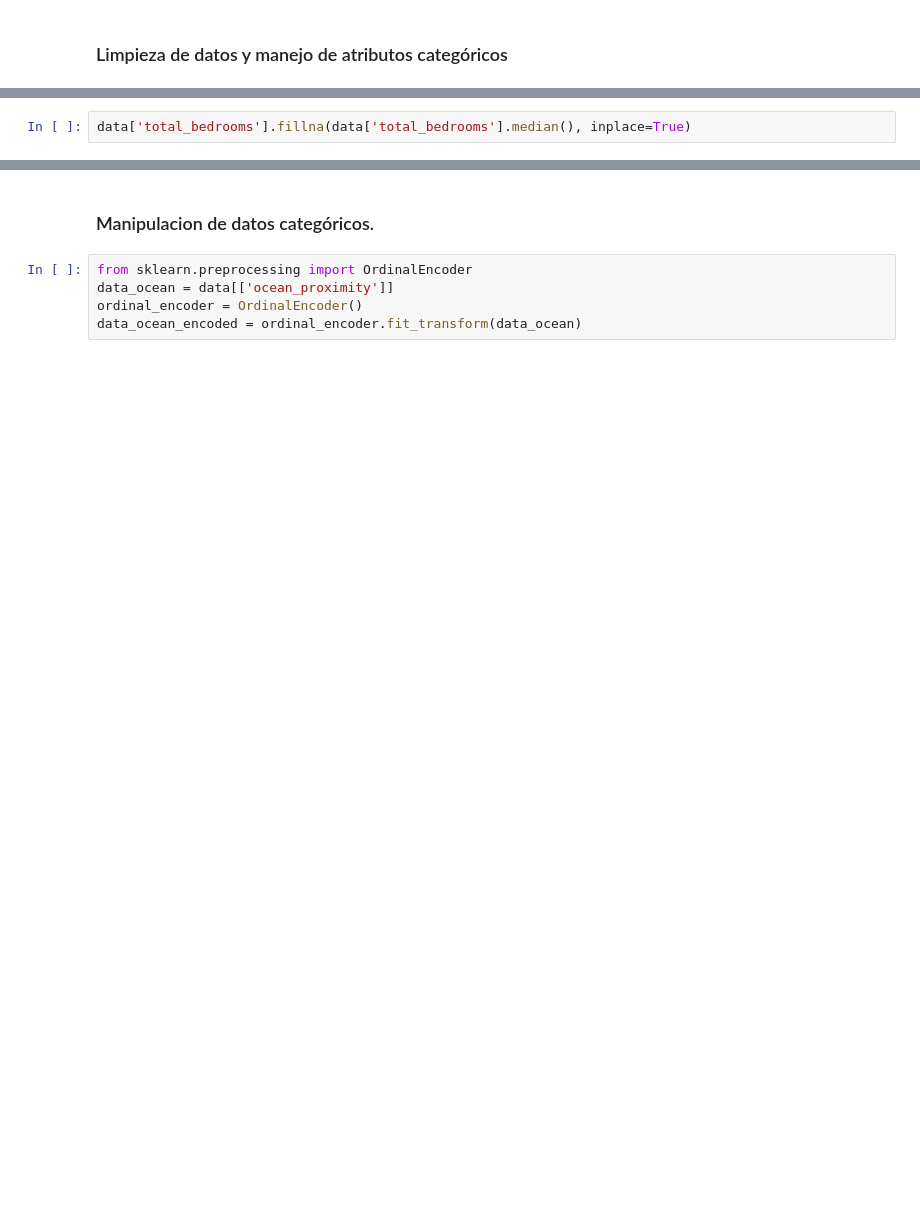
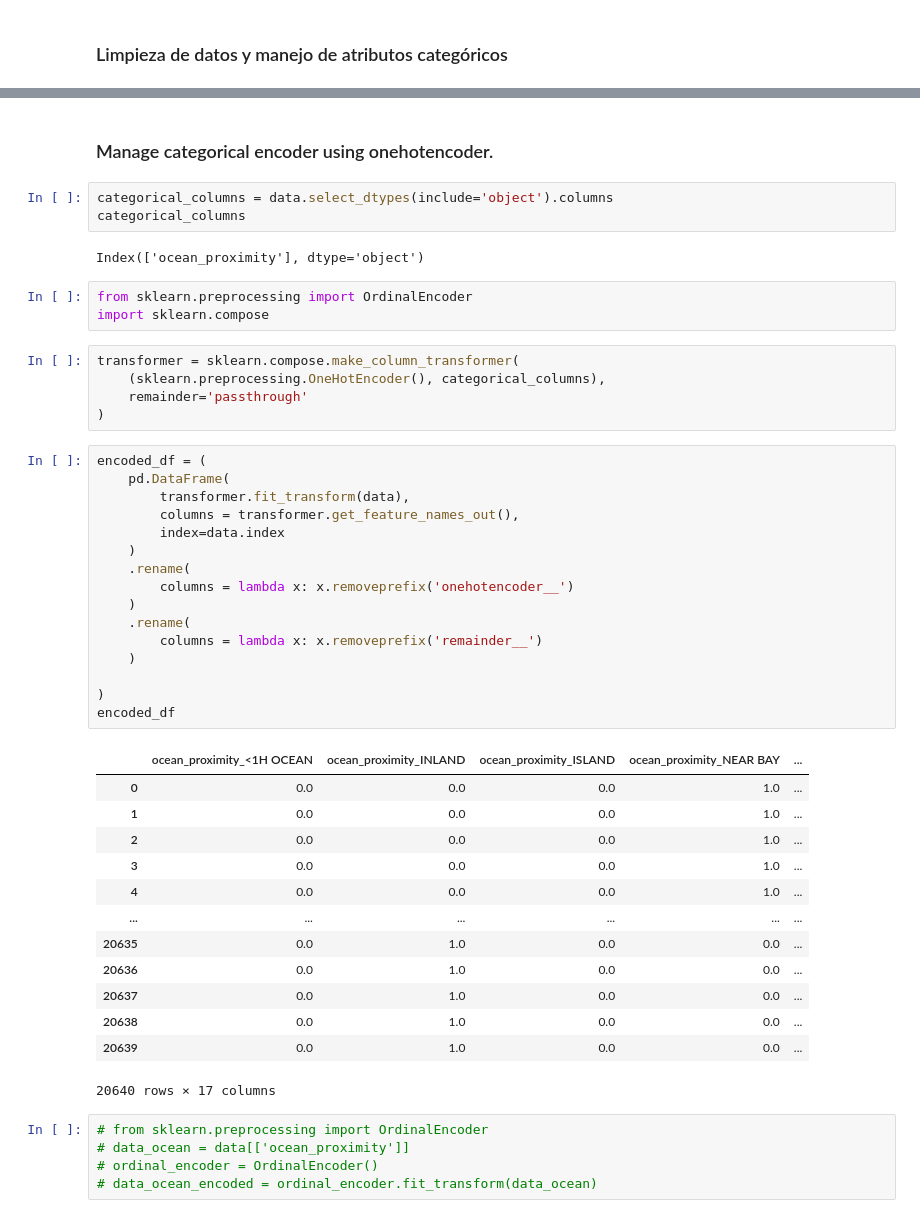
Before and after one commit to antonio-xrp/regresion-lineal, a Jupyter notebook: notebooks/notebooks-ytb/0.3-california-house-price.ipynb, the cells around one changed output, grey strips where cells are left out. Cells and saved outputs as stored; diff of their text form; blank space fills up the shorter version.

```diff
--- a/notebooks/notebooks-ytb/0.3-california-house-price.ipynb
+++ b/notebooks/notebooks-ytb/0.3-california-house-price.ipynb
@@ -148,5 +204,3 @@ Data columns (total 13 columns):
  12  population_per_household  20640 non-null  float64
 dtypes: float64(12), object(1)
 memory usage: 2.0+ MB
-# %%
-data['total_bedrooms'].fillna(data['total_bedrooms'].median(), inplace=True)
@@ -176,8 +207,51 @@ memory usage: 2.0+ MB
-# %% [markdown]
-### Manipulacion de datos categóricos.
+# %% [markdown]
+### Manage categorical encoder using onehotencoder.
+# %%
+categorical_columns = data.select_dtypes(include='object').columns
+categorical_columns
+# %% [output]
+Index(['ocean_proximity'], dtype='object')
+# %%
+from sklearn.preprocessing import OrdinalEncoder
+import sklearn.compose
+# %%
+transformer = sklearn.compose.make_column_transformer(
+    (sklearn.preprocessing.OneHotEncoder(), categorical_columns),
+    remainder='passthrough'
+)
+# %%
+encoded_df = (
+    pd.DataFrame(
+        transformer.fit_transform(data),
+        columns = transformer.get_feature_names_out(),
+        index=data.index
+    )
+    .rename(
+        columns = lambda x: x.removeprefix('onehotencoder__')
+    )
+    .rename(
+        columns = lambda x: x.removeprefix('remainder__')
+    )
+
+)
+encoded_df
+# %% [output]
+|  | ocean_proximity_<1H OCEAN | ocean_proximity_INLAND | ocean_proximity_ISLAND | ocean_proximity_NEAR BAY | ... |
+| 0 | 0.0 | 0.0 | 0.0 | 1.0 | ... |
+| 1 | 0.0 | 0.0 | 0.0 | 1.0 | ... |
+| 2 | 0.0 | 0.0 | 0.0 | 1.0 | ... |
+| 3 | 0.0 | 0.0 | 0.0 | 1.0 | ... |
+| 4 | 0.0 | 0.0 | 0.0 | 1.0 | ... |
+| ... | ... | ... | ... | ... | ... |
+| 20635 | 0.0 | 1.0 | 0.0 | 0.0 | ... |
+| 20636 | 0.0 | 1.0 | 0.0 | 0.0 | ... |
+| 20637 | 0.0 | 1.0 | 0.0 | 0.0 | ... |
+| 20638 | 0.0 | 1.0 | 0.0 | 0.0 | ... |
+| 20639 | 0.0 | 1.0 | 0.0 | 0.0 | ... |
+20640 rows × 17 columns
 # %%
-from sklearn.preprocessing import OrdinalEncoder
-data_ocean = data[['ocean_proximity']]
-ordinal_encoder = OrdinalEncoder()
-data_ocean_encoded = ordinal_encoder.fit_transform(data_ocean)
+# from sklearn.preprocessing import OrdinalEncoder
+# data_ocean = data[['ocean_proximity']]
+# ordinal_encoder = OrdinalEncoder()
+# data_ocean_encoded = ordinal_encoder.fit_transform(data_ocean)
 # %%
```
Also changed, not shown: parts of 41 cells of this notebook, 1 other file.
